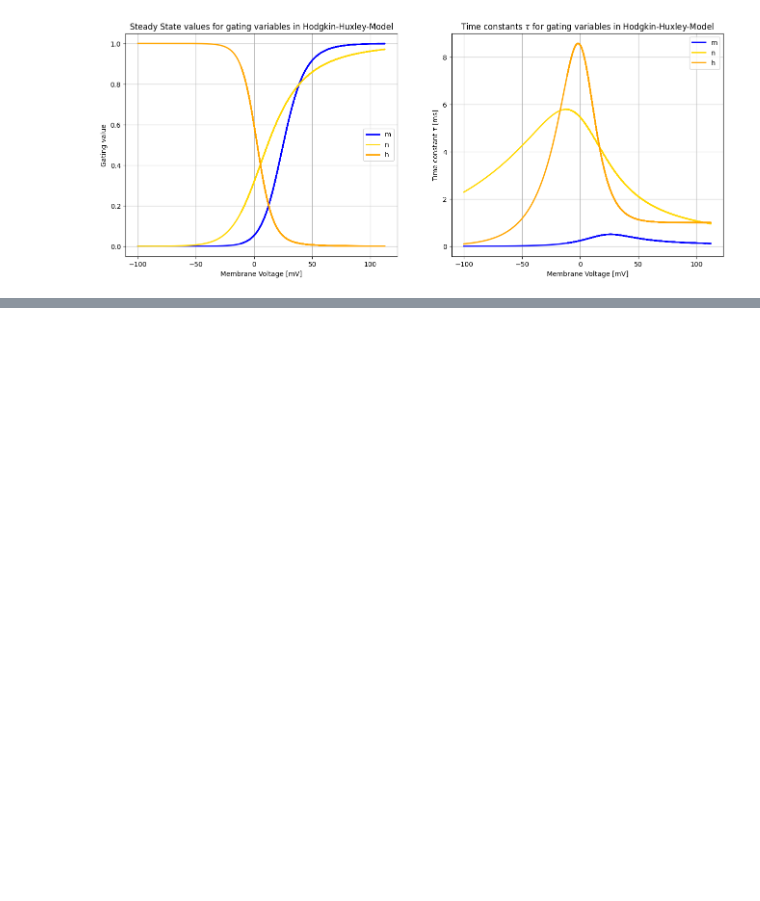
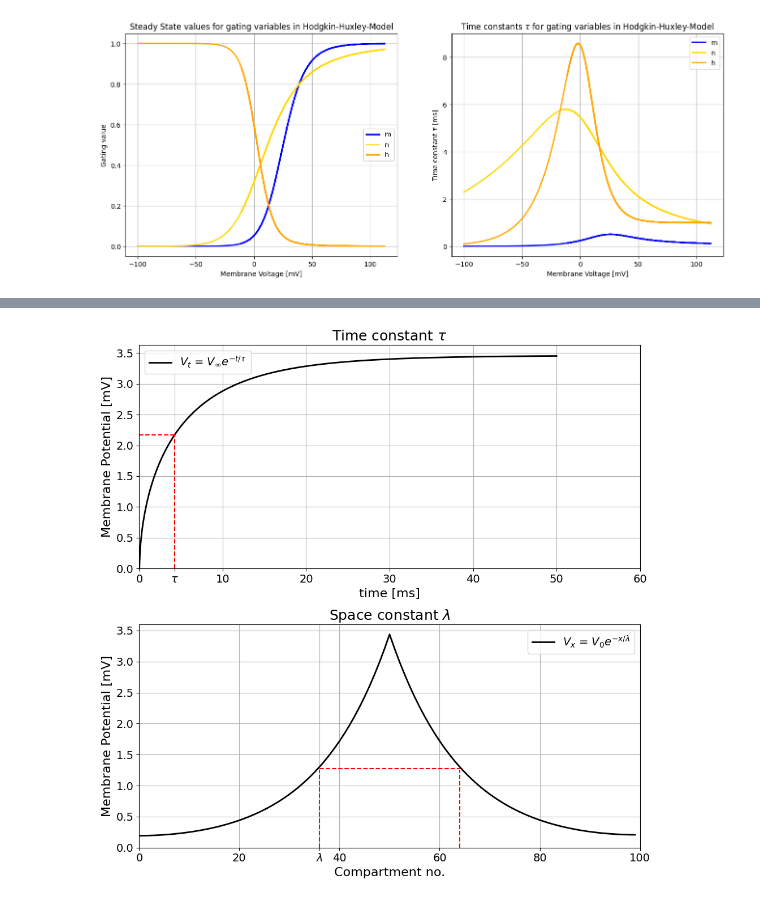
Before and after one commit to YKarsten/Neuron-Simulation, a Jupyter notebook: Neuron-Simulation.ipynb, the cells around one changed output, grey strips where cells are left out. Saved outputs shown, nothing was run; the diff lists cells and outputs as text; code cells hidden in the pictures; blank space fills up the shorter version.

```diff
--- a/Neuron-Simulation.ipynb
+++ b/Neuron-Simulation.ipynb
@@ -236,0 +317,86 @@ plt.show()
+# %%
+fig, (ax1, ax2) = plt.subplots(2,1, figsize =(10,10))
+
+# Plot 1
+# Constant stimulation of compartment 50
+ax1.plot(t, Vm[50, :], linewidth=2, color='black', label=r"$V_t$ = $V_\infty$$e^{-t/\tau}$")
+ax1.set_xlabel('time [ms]', fontsize=16)
+ax1.set_ylabel('Membrane Potential [mV]', fontsize=16)
+ax1.set_title(r"Time constant $\tau$", fontsize=18)
+ax1.set_xlim(xmin=0)
+ax1.set_ylim(ymin=0)
+ax1.tick_params(labelsize=14)
+ax1.grid(True)
+
+# Calculate the threshold value (63% of the maximum value)
+threshold_value = 0.63 * np.max(Vm[50, :])
+
+# Find the index where the membrane potential first exceeds the threshold
+exceed_indices = np.where(Vm[50, :] > threshold_value)[0]
+first_exceed_index = exceed_indices[0]
+threshold_time = t[first_exceed_index]
+
+# Plotting
+ax1.axvline(x=t[first_exceed_index],  ymax = 0.6, color='red', linestyle='--')
+ax1.axhline(y=threshold_value, xmax = 0.07, color='red', linestyle='--')
+ax1.legend(fontsize=14)
+
+# Get existing x-axis tick positions
+existing_ticks = ax1.get_xticks()
+
+# Add the threshold time as a special tick
+special_ticks = list(existing_ticks) + [threshold_time]
+
+# Set the new tick positions
+ax1.set_xticks(special_ticks)
+
+# Set labels for the special tick positions
+tick_labels = [str(int(tick)) if tick != threshold_time else r"$\tau$" for tick in special_ticks]
+ax1.set_xticklabels(tick_labels)
+
+
+# Plot 2
+# Exponential decay of Vm along the axon at steady state (t = 4000 ms)
+ax2.plot(Vm[:, 3999], linewidth=2, color='black', label=r"$V_x$ = $V_0$$e^{-x/\lambda}$")
+ax2.set_xlabel('Compartment no.', fontsize=16)
+ax2.set_ylabel('Membrane Potential [mV]', fontsize=16)
+ax2.set_title(r"Space constant $\lambda$", fontsize=18)
+ax2.set_xlim(xmin=0)
+ax2.set_xlim(xmax=100)
+ax2.set_ylim(ymin=0)
+ax2.tick_params(labelsize=14)
+ax2.grid(True)
+
+# Calculate the threshold value (63% of the maximum value)
+threshold_value = 0.37 * np.max(Vm[50, :])
+
+# Find the index where the membrane potential first exceeds the threshold
+exceed_indices = np.where(Vm[50, :] > threshold_value)[0]
+exceed_compartment = np.where(Vm[:, 3999] > threshold_value)[0]
+
+
+# Plotting
+ax2.axvline(x=exceed_compartment[0],  color='red', ymax = 0.35, linestyle='--')
+ax2.axvline(x=exceed_compartment[-1], color='red', ymax = 0.35, linestyle='--')
+ax2.axhline(y=threshold_value, color='red', xmin = 0.36, xmax = 0.64, linestyle='--')
+ax2.legend(fontsize=14)
+
+# Get existing x-axis tick positions
+existing_ticks = ax2.get_xticks()
+
+# Add the threshold time as a special tick
+special_ticks = list(existing_ticks) + [exceed_compartment[0]]
+
+# Set the new tick positions
+ax2.set_xticks(special_ticks)
+
+# Set labels for the special tick positions
+tick_labels = [str(int(tick)) if tick != exceed_compartment[0] else r"$\lambda$" for tick in special_ticks]
+ax2.set_xticklabels(tick_labels)
+
+
+
+plt.tight_layout()
+plt.show()
+# %% [output]
+[figure, added]
```
Also changed, not shown: parts of 5 cells of this notebook, 1 other file.
